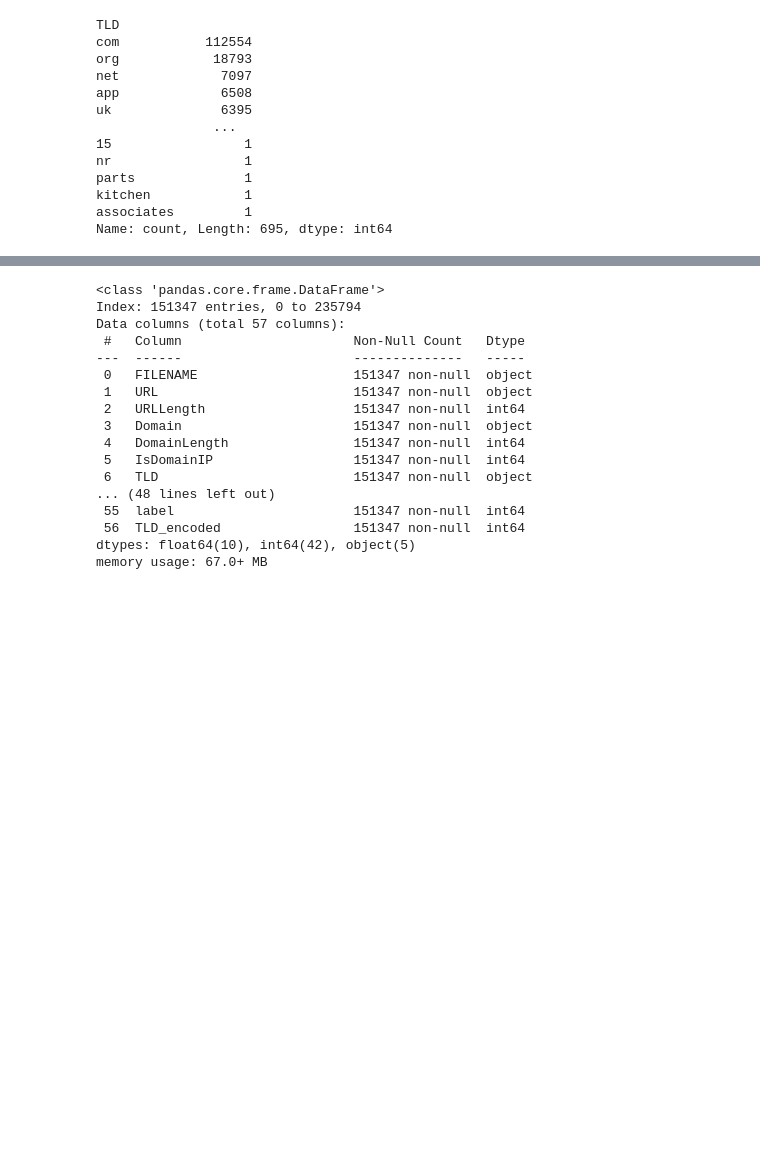
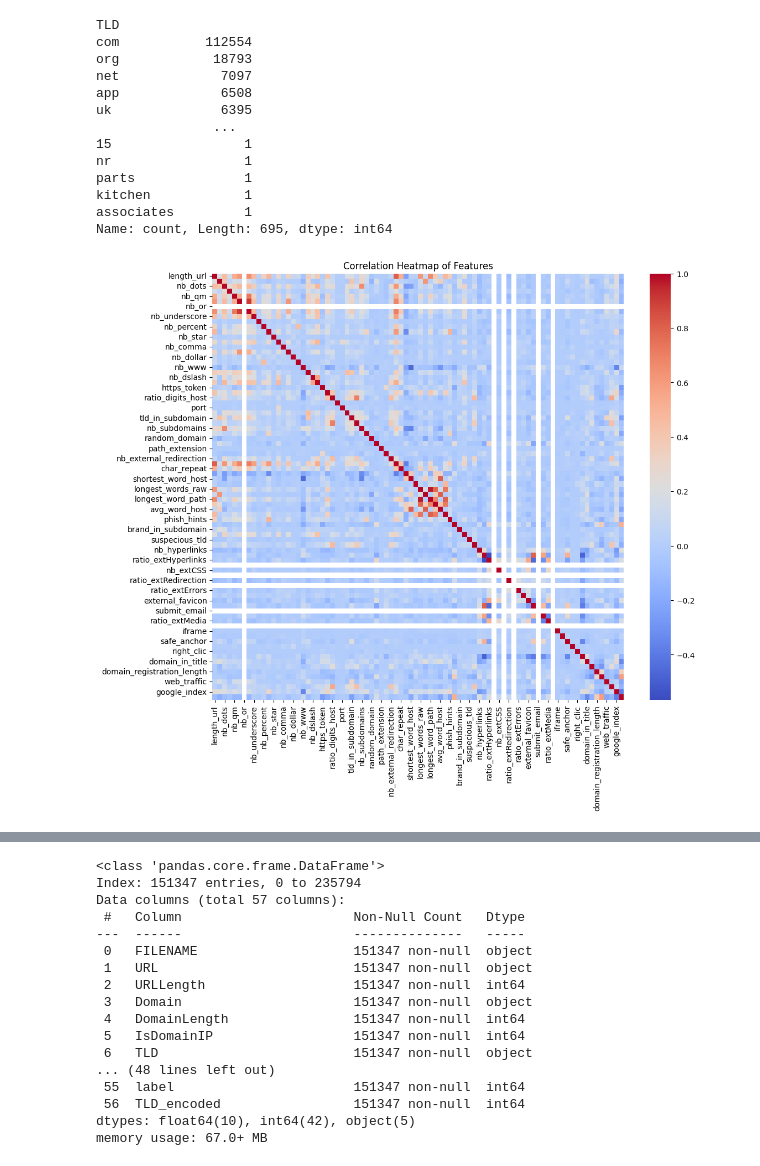
Before and after one commit to afrin-sultana23/machine_learning, a Jupyter notebook: ml_file.ipynb, the cells around one changed output, grey strips where cells are left out. Saved outputs shown, nothing was run; the diff lists cells and outputs as text; code cells hidden in the pictures; blank space fills up the shorter version.

```diff
--- a/ml_file.ipynb
+++ b/ml_file.ipynb
@@ -116,6 +125,17 @@ parts              1
 kitchen            1
 associates         1
 Name: count, Length: 695, dtype: int64
+# %%
+# Calculate the correlation matrix
+correlation_matrix = df.corr(numeric_only=True)
+
+# Plot the heatmap
+plt.figure(figsize=(12, 10))
+sns.heatmap(correlation_matrix, cmap='coolwarm', annot=False)
+plt.title('Correlation Heatmap of Features')
+plt.show()
+# %% [output]
+[figure, added]
 # %%
 # Define the list of top TLDs to keep
 top_tlds = ['com', 'org', 'net', 'app', 'uk']
```
Also changed, not shown: parts of 27 cells of this notebook.
